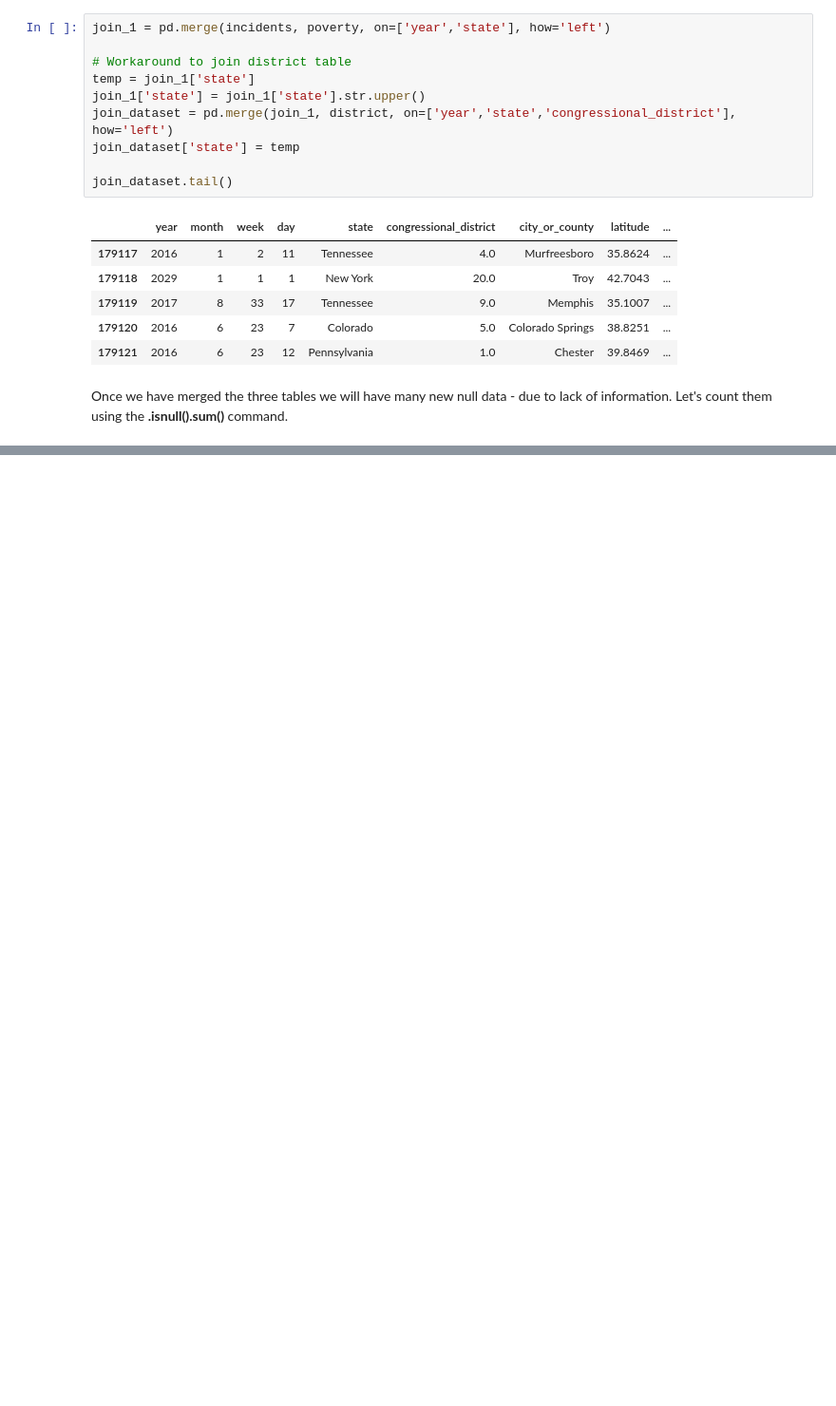
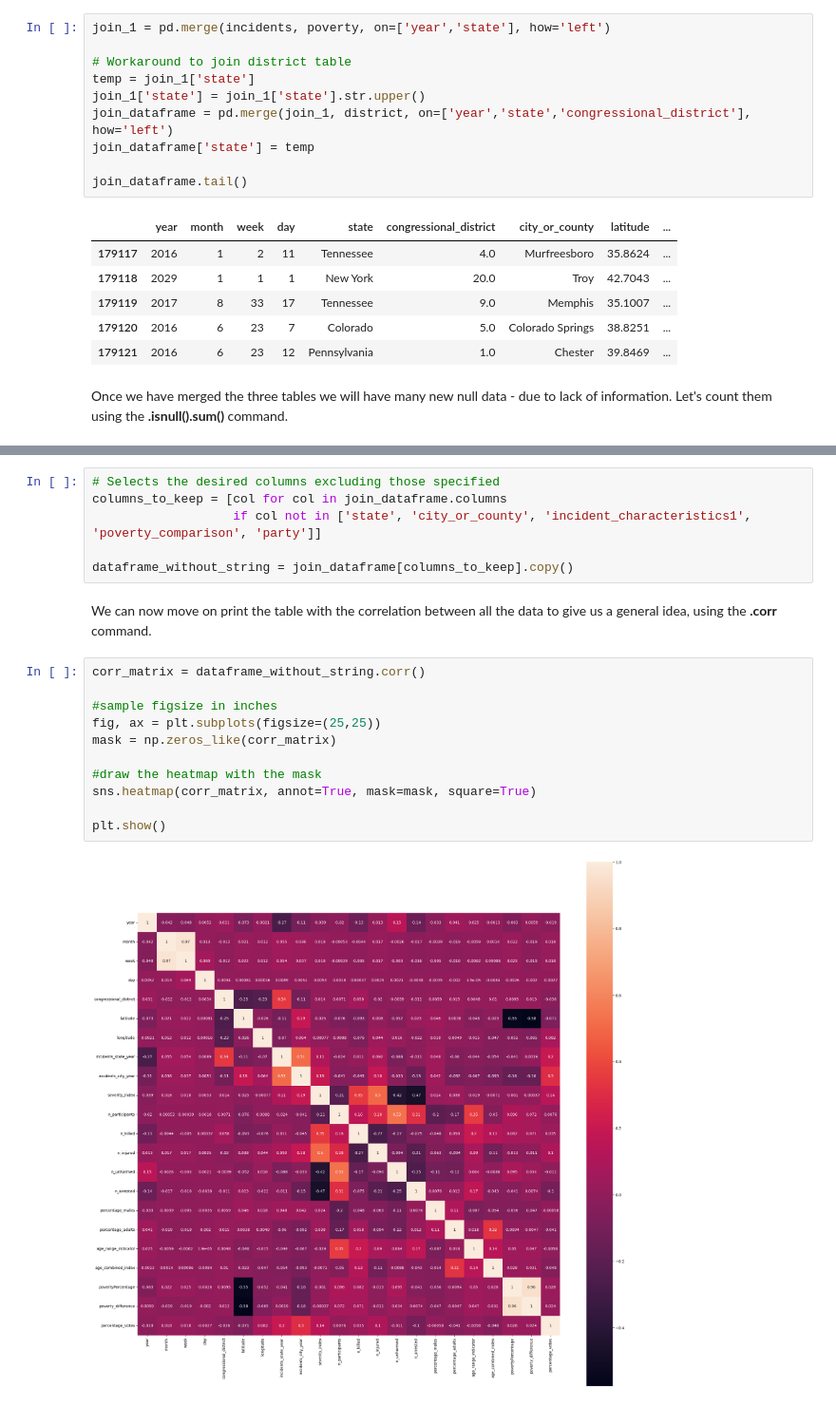
Before and after one commit to LoSpiri/DataMining, a Jupyter notebook: DM_GroupID_TASK1/task_1.ipynb, the cells around one changed output, grey strips where cells are left out. Shown at 95% size. Drawn from its saved outputs; the diff is of its cells as text; blank space fills up the shorter version.

```diff
--- a/DM_GroupID_TASK1/task_1.ipynb
+++ b/DM_GroupID_TASK1/task_1.ipynb
@@ -1941,10 +1965,10 @@ join_1 = pd.merge(incidents, poverty, on=['year','state'], how='left')
 # Workaround to join district table
 temp = join_1['state']
 join_1['state'] = join_1['state'].str.upper()
-join_dataset = pd.merge(join_1, district, on=['year','state','congressional_district'], how='left')
-join_dataset['state'] = temp
+join_dataframe = pd.merge(join_1, district, on=['year','state','congressional_district'], how='left')
+join_dataframe['state'] = temp
 
-join_dataset.tail()
+join_dataframe.tail()
 # %% [output]
 |  | year | month | week | day | state | congressional_district | city_or_county | latitude | ... |
 | 179117 | 2016 | 1 | 2 | 11 | Tennessee | 4.0 | Murfreesboro | 35.8624 | ... |
@@ -2015,0 +2059,21 @@ dtype: int64
+# %%
+# Selects the desired columns excluding those specified
+columns_to_keep = [col for col in join_dataframe.columns
+                   if col not in ['state', 'city_or_county', 'incident_characteristics1', 'poverty_comparison', 'party']]
+
+dataframe_without_string = join_dataframe[columns_to_keep].copy()
+# %% [markdown]
+We can now move on print the table with the correlation between all the data to give us a general idea, using the **.corr** command.
+# %%
+corr_matrix = dataframe_without_string.corr()
+
+#sample figsize in inches
+fig, ax = plt.subplots(figsize=(25,25))
+mask = np.zeros_like(corr_matrix)
+
+#draw the heatmap with the mask
+sns.heatmap(corr_matrix, annot=True, mask=mask, square=True)
+
+plt.show()
+# %% [output]
+[figure, added]
```
Also changed, not shown: parts of 29 cells of this notebook.
